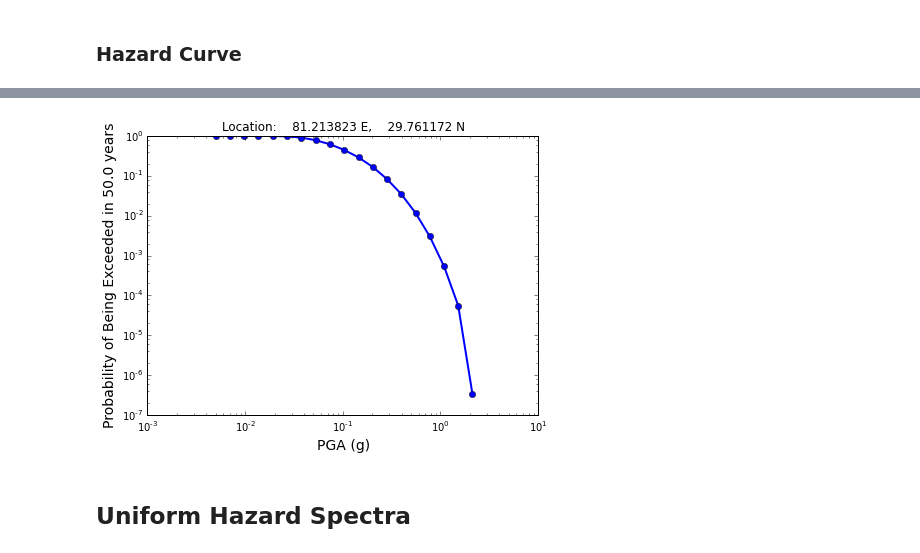
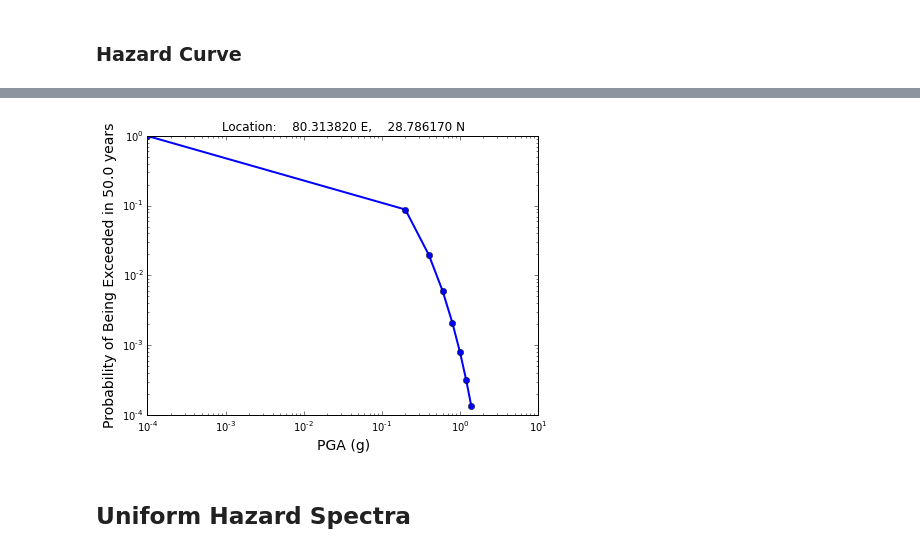
Before and after one commit to GEMScienceTools/rmtk, a Jupyter notebook: rmtk/plotting/hazard_outputs/plot_hazard_curves.ipynb, the cells around one changed output, grey strips where cells are left out. Saved outputs shown, nothing was run; the diff lists cells and outputs as text; code cells hidden in the pictures.

Commit message:
Update notebook for hazard curves and UHS
Reduce number of cells
update sample output of ush (changing version 0.4 to 0.5)
update code changing version of nrml 0.4 to o.5

```diff
--- a/rmtk/plotting/hazard_outputs/plot_hazard_curves.ipynb
+++ b/rmtk/plotting/hazard_outputs/plot_hazard_curves.ipynb
@@ -8,5 +8,8 @@ Please specify the path of the xml file containing the hazard curve or uniform h
 %matplotlib inline
 import matplotlib.pyplot as plt
 from plot_hazard_outputs import HazardCurve, UniformHazardSpectra
+
+hazard_curve_file = "../sample_outputs/hazard/hazard_curve.xml"
+hazard_curves = HazardCurve(hazard_curve_file)
 # %% [markdown]
 ### Hazard Curve
@@ -35,8 +35,8 @@ hazard_curves.loc_list
  ...]
-# %%
-hazard_curves.plot("81.213823|29.761172")
-# %% [output]
-[figure, removed]
+# %%
+hazard_curves.plot('80.313820|28.786170','80.763820|29.986170')
+# %% [output]
+[figure, added]
 # %% [markdown]
 ## Uniform Hazard Spectra
 # %%
```
Also changed, not shown: parts of 5 cells of this notebook, 2 other files.
